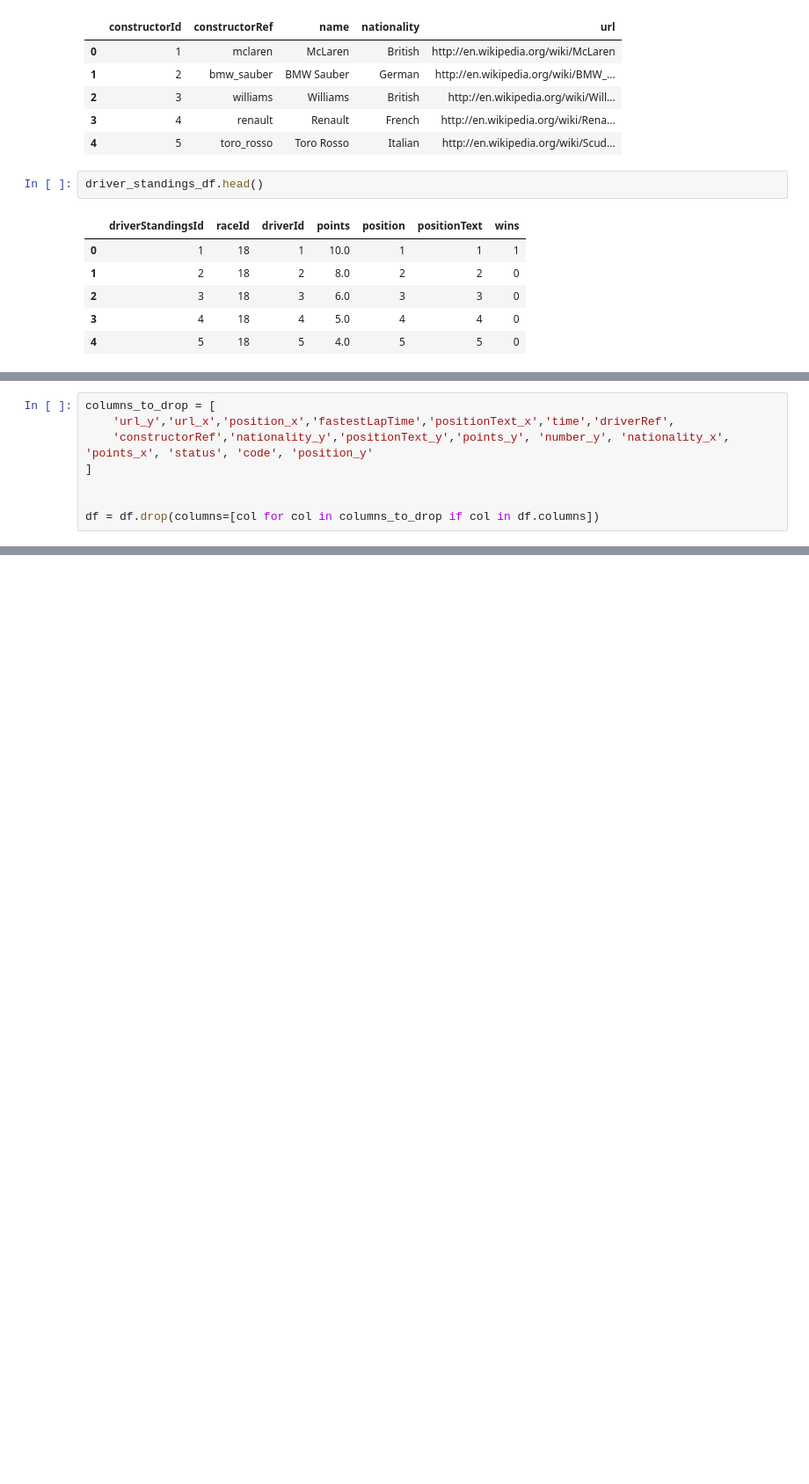
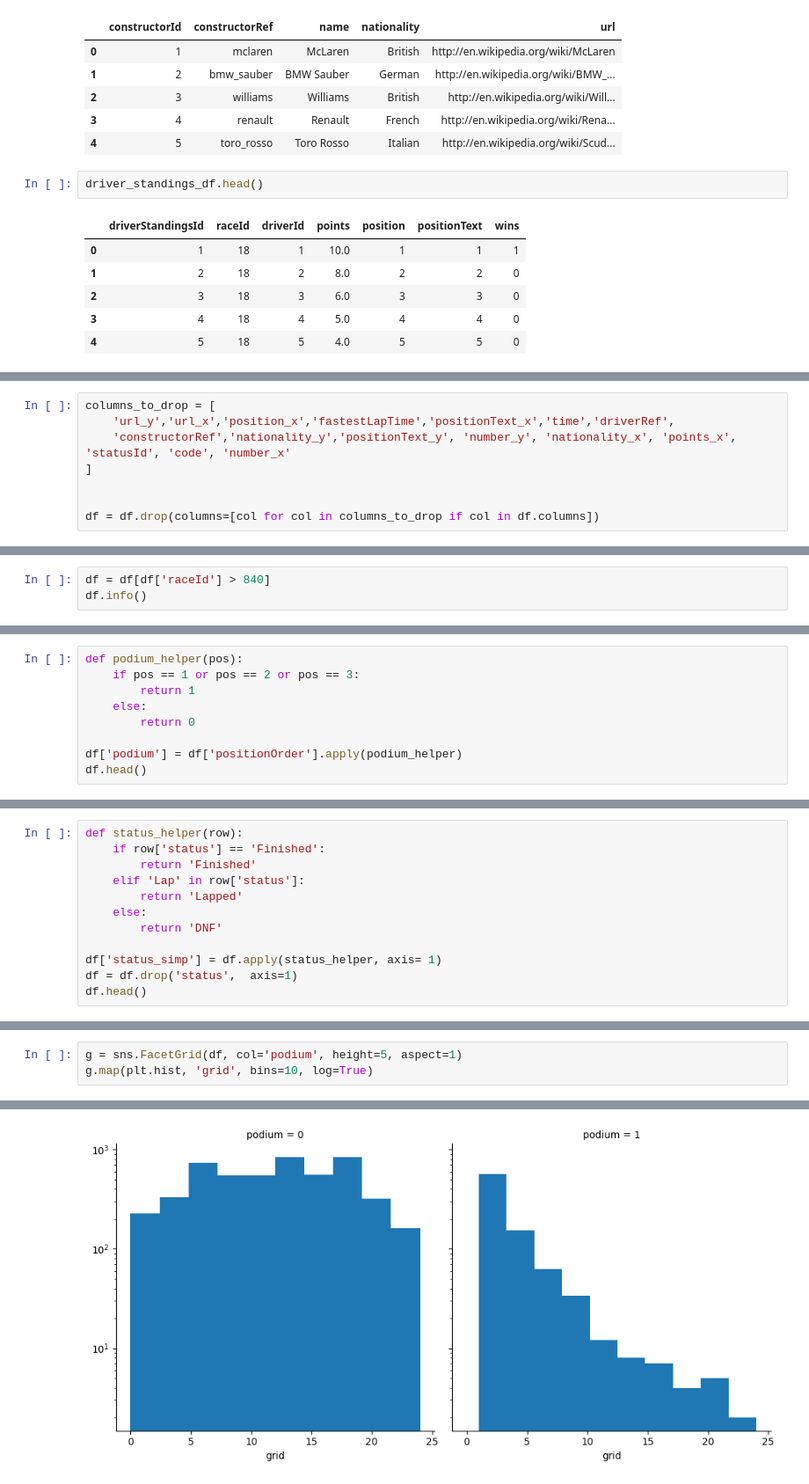
Before and after one commit to harivarshan18/CSE572_GroupProject, a Jupyter notebook: f1.ipynb, the cells around one changed output, grey strips where cells are left out. Shown at 88% size. Drawn from its saved outputs; the diff is of its cells as text; blank space fills up the shorter version.

```diff
--- a/f1.ipynb
+++ b/f1.ipynb
@@ -152,7 +194,7 @@ df.describe().T
 # %%
 columns_to_drop = [
     'url_y','url_x','position_x','fastestLapTime','positionText_x','time','driverRef',
-    'constructorRef','nationality_y','positionText_y','points_y', 'number_y', 'nationality_x', 'points_x', 'status', 'code', 'position_y'
+    'constructorRef','nationality_y','positionText_y', 'number_y', 'nationality_x', 'points_x', 'statusId', 'code', 'number_x'
 ]
 
 
@@ -168,0 +202,3 @@ df.head()
+# %%
+df = df[df['raceId'] > 840]
+df.info()
@@ -168,0 +223,9 @@ df.head()
+# %%
+def podium_helper(pos):
+    if pos == 1 or pos == 2 or pos == 3:
+        return 1
+    else:
+        return 0
+
+df['podium'] = df['positionOrder'].apply(podium_helper)
+df.head()
@@ -168,0 +239,12 @@ df.head()
+# %%
+def status_helper(row):
+    if row['status'] == 'Finished':
+        return 'Finished'
+    elif 'Lap' in row['status']:
+        return 'Lapped'
+    else:
+        return 'DNF'
+
+df['status_simp'] = df.apply(status_helper, axis= 1)
+df = df.drop('status',  axis=1)
+df.head()
@@ -168,0 +278,4 @@ df.head()
+# %%
+g = sns.FacetGrid(df, col='podium', height=5, aspect=1)
+g.map(plt.hist, 'grid', bins=10, log=True)
+# %% [output]
@@ -168,0 +283 @@ df.head()
+[figure, added]
```
Also changed, not shown: parts of 21 cells of this notebook.
